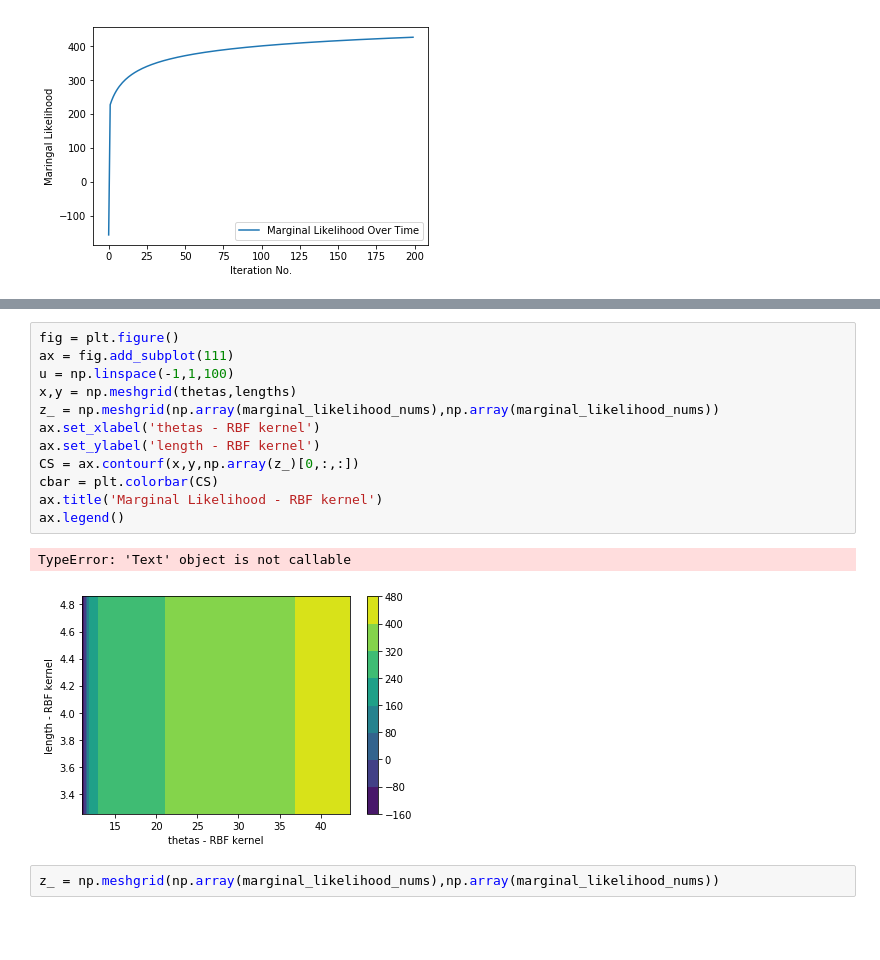
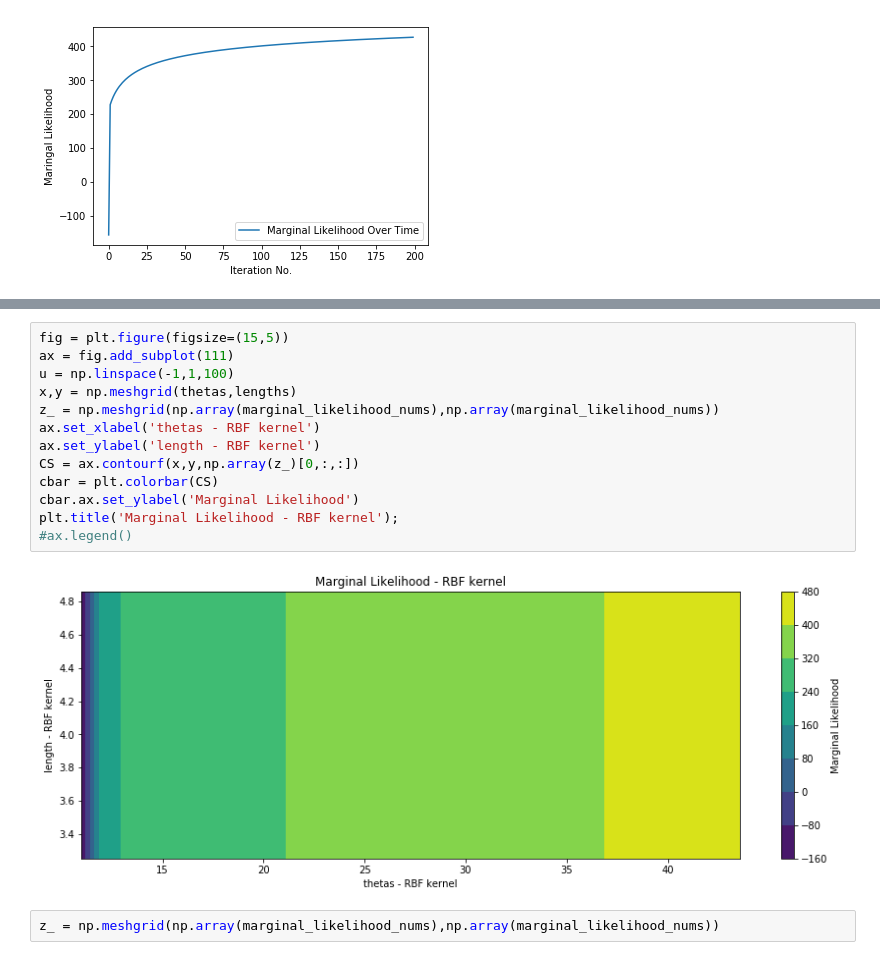
Before and after one commit to jonhilgart22/UNH-projects, a Jupyter notebook: advanced_stats_bayesian_optimization/notebooks/Marginal_Likelihood_Hill_Climbing.ipynb, the cells around one changed output, grey strips where cells are left out. Cells and saved outputs as stored; diff of their text form; blank space fills up the shorter version.

Commit message:
added marginal likelihood viz

```diff
--- a/advanced_stats_bayesian_optimization/notebooks/Marginal_Likelihood_Hill_Climbing.ipynb
+++ b/advanced_stats_bayesian_optimization/notebooks/Marginal_Likelihood_Hill_Climbing.ipynb
@@ -256,18 +196,18 @@ lengths
 # %%
-fig = plt.figure()
+fig = plt.figure(figsize=(15,5))
 ax = fig.add_subplot(111)
 u = np.linspace(-1,1,100)
 x,y = np.meshgrid(thetas,lengths)
 z_ = np.meshgrid(np.array(marginal_likelihood_nums),np.array(marginal_likelihood_nums))
 ax.set_xlabel('thetas - RBF kernel')
 ax.set_ylabel('length - RBF kernel')
 CS = ax.contourf(x,y,np.array(z_)[0,:,:])
 cbar = plt.colorbar(CS)
-ax.title('Marginal Likelihood - RBF kernel')
-ax.legend()
+cbar.ax.set_ylabel('Marginal Likelihood')
+plt.title('Marginal Likelihood - RBF kernel');
+#ax.legend()
 # %% [output]
-TypeError: 'Text' object is not callable
-[figure, old version]
+[figure, new version]
 # %%
 z_ = np.meshgrid(np.array(marginal_likelihood_nums),np.array(marginal_likelihood_nums))
 # %%
```
Also changed, not shown: parts of 3 cells of this notebook.
